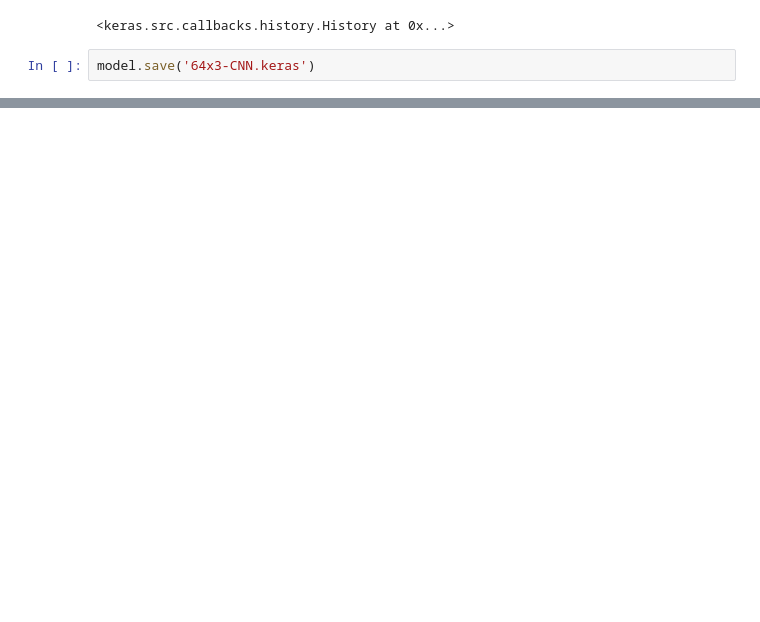
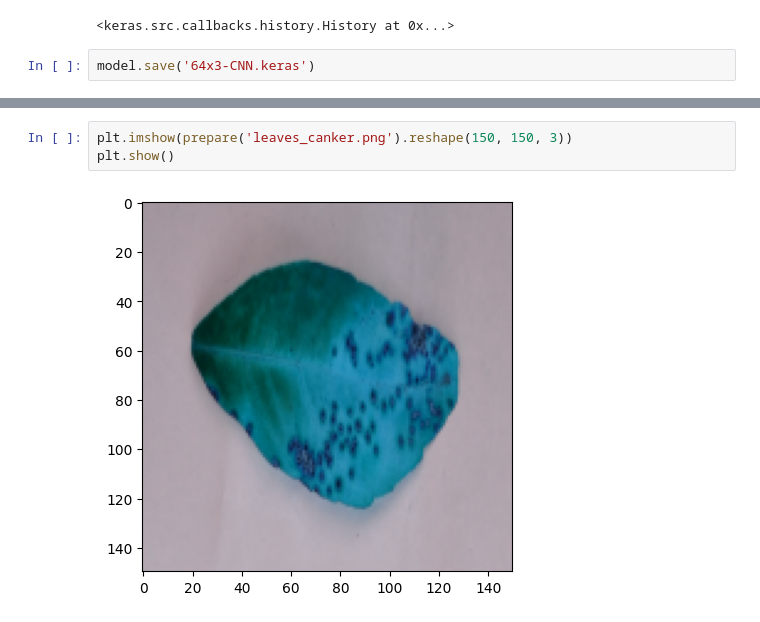
Before and after one commit to tnhi26990/deep_learning, a Jupyter notebook: practice/cnns/leaves_cnn.ipynb, the cells around one changed output, grey strips where cells are left out. Cells and saved outputs as stored; diff of their text form; blank space fills up the shorter version.

```diff
--- a/practice/cnns/leaves_cnn.ipynb
+++ b/practice/cnns/leaves_cnn.ipynb
@@ -107,0 +116,5 @@ plt.show()
+# %%
+plt.imshow(prepare('leaves_canker.png').reshape(150, 150, 3))
+plt.show()
+# %% [output]
+[figure, added]
```
Also changed, not shown: parts of 6 cells of this notebook.
